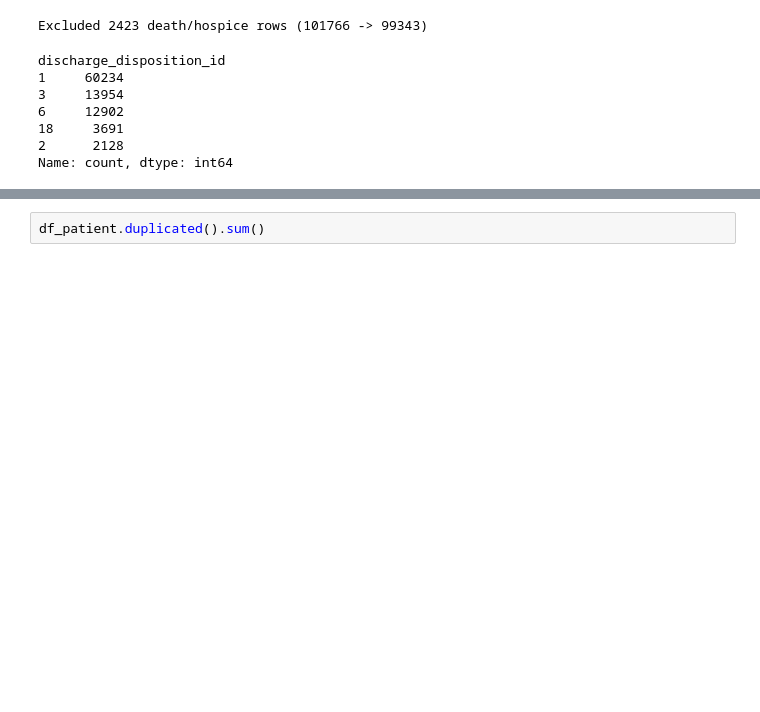
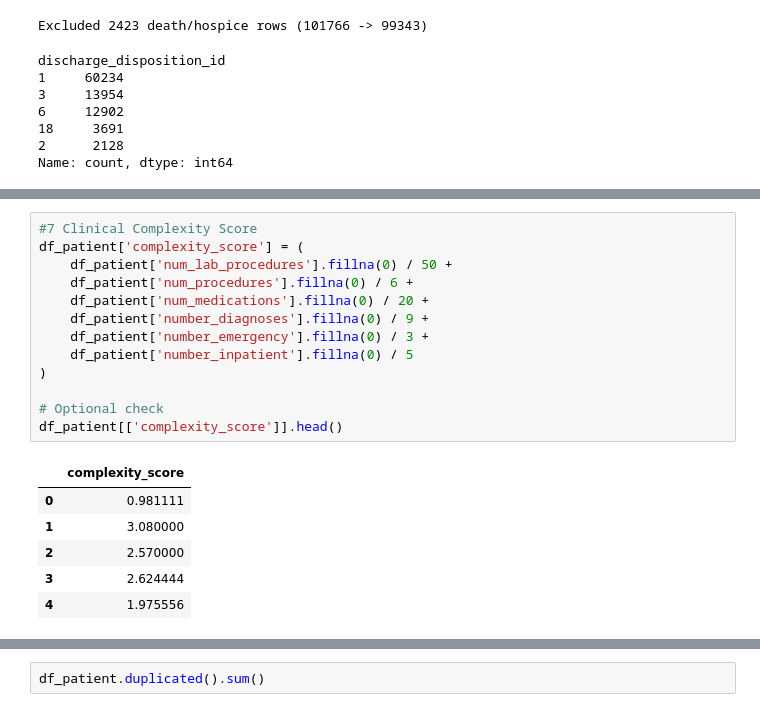
Before and after one commit to fsa-aiml-2511/final-capstone-aegis-health-strategy, a Jupyter notebook: notebooks/cliff-eda.ipynb, the cells around one changed output, grey strips where cells are left out. Drawn from its saved outputs; the diff is of its cells as text; blank space fills up the shorter version.

```diff
--- a/notebooks/cliff-eda.ipynb
+++ b/notebooks/cliff-eda.ipynb
@@ -252,3 +289,23 @@ Name: count, dtype: int64
+# %%
+#7 Clinical Complexity Score
+df_patient['complexity_score'] = (
+    df_patient['num_lab_procedures'].fillna(0) / 50 +
+    df_patient['num_procedures'].fillna(0) / 6 +
+    df_patient['num_medications'].fillna(0) / 20 +
+    df_patient['number_diagnoses'].fillna(0) / 9 +
+    df_patient['number_emergency'].fillna(0) / 3 +
+    df_patient['number_inpatient'].fillna(0) / 5
+)
+
+# Optional check
+df_patient[['complexity_score']].head()
+# %% [output]
+|  | complexity_score |
+| 0 | 0.981111 |
+| 1 | 3.080000 |
+| 2 | 2.570000 |
+| 3 | 2.624444 |
+| 4 | 1.975556 |
 # %%
 #target variable distribution/class imbalance
 for col in df_patient.columns:
```
Also changed, not shown: parts of 7 cells of this notebook.
